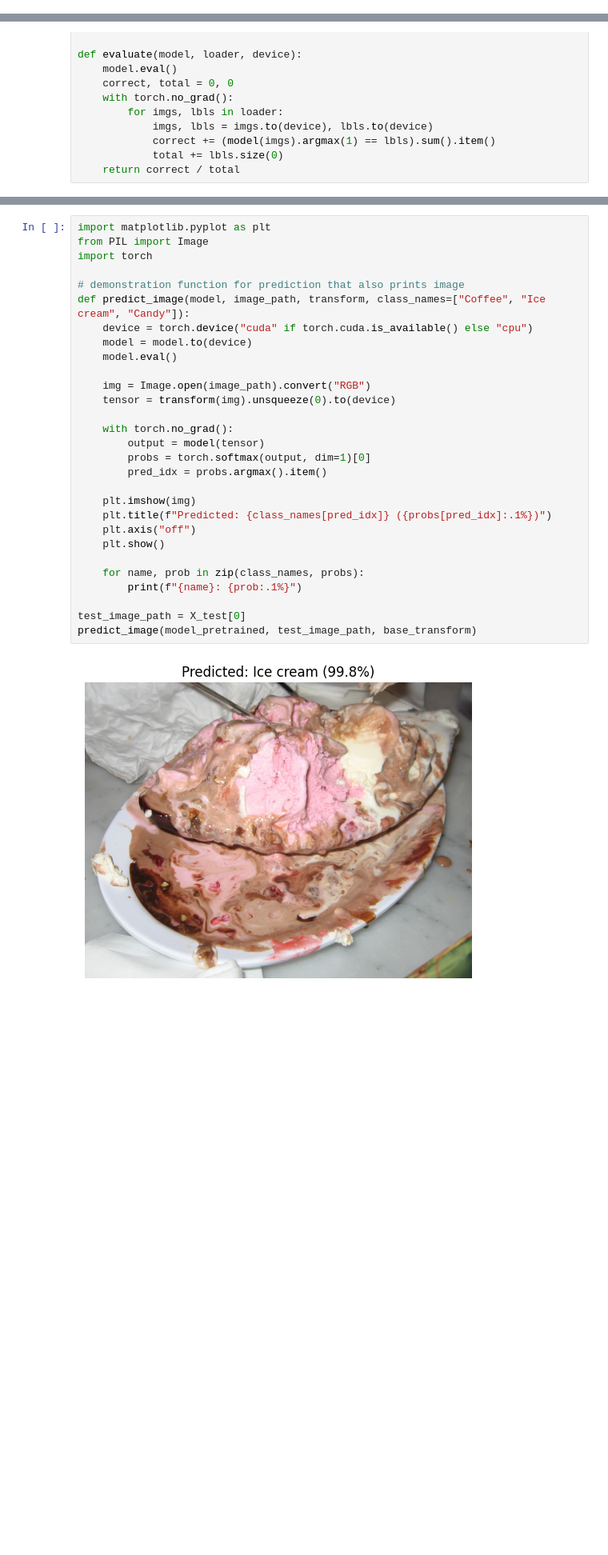
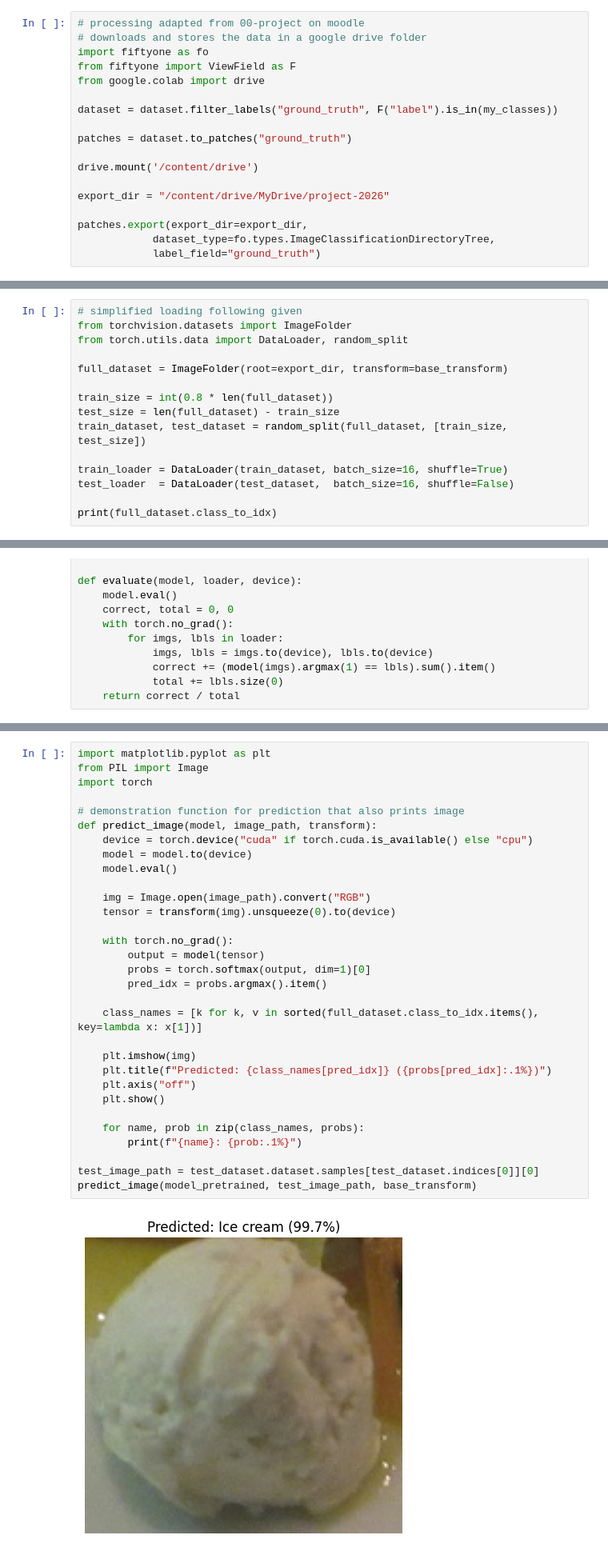
Before and after one commit to GeorgH02/Image-Classification, a Jupyter notebook: project.ipynb, the cells around one changed output, grey strips where cells are left out. Shown at 80% size. Saved outputs shown, nothing was run; the diff lists cells and outputs as text; blank space fills up the shorter version.

Commit message:
adjusted data import

```diff
--- a/project.ipynb
+++ b/project.ipynb
@@ -70,3 +49,21 @@ INFO:fiftyone.utils.openimages:Downloading 'https://storage.googleapis.com/openi
 Downloading 'https://storage.googleapis.com/openimages/v6/oidv6-train-annotations-bbox.csv' to '/root/fiftyone/open-images-v7/train/labels/detections.csv'
 INFO:fiftyone.utils.openimages:Downloading 'https://storage.googleapis.com/openimages/v6/oidv6-train-annotations-bbox.csv' to '/root/fiftyone/open-images-v7/train/labels/detections.csv'
 ... (8 outputs left out)
+# %%
+# processing adapted from 00-project on moodle
+# downloads and stores the data in a google drive folder
+import fiftyone as fo
+from fiftyone import ViewField as F
+from google.colab import drive
+
+dataset = dataset.filter_labels("ground_truth", F("label").is_in(my_classes))
+
+patches = dataset.to_patches("ground_truth")
+
+drive.mount('/content/drive')
+
+export_dir = "/content/drive/MyDrive/project-2026"
+
+patches.export(export_dir=export_dir,
+            dataset_type=fo.types.ImageClassificationDirectoryTree,
+            label_field="ground_truth")
@@ -205,0 +103,15 @@ test_loader = DataLoader(test_dataset, batch_size=16, shuffle=False)
+# %%
+# simplified loading following given
+from torchvision.datasets import ImageFolder
+from torch.utils.data import DataLoader, random_split
+
+full_dataset = ImageFolder(root=export_dir, transform=base_transform)
+
+train_size = int(0.8 * len(full_dataset))
+test_size = len(full_dataset) - train_size
+train_dataset, test_dataset = random_split(full_dataset, [train_size, test_size])
+
+train_loader = DataLoader(train_dataset, batch_size=16, shuffle=True)
+test_loader  = DataLoader(test_dataset,  batch_size=16, shuffle=False)
+
+print(full_dataset.class_to_idx)
@@ -285,31 +201,33 @@ Epoch 10/10 | Loss: 0.0620 | Train Acc: 0.9812 | Test Acc: 0.8550
 # %%
 import matplotlib.pyplot as plt
 from PIL import Image
 import torch
 
 # demonstration function for prediction that also prints image
-def predict_image(model, image_path, transform, class_names=["Coffee", "Ice cream", "Candy"]):
+def predict_image(model, image_path, transform):
     device = torch.device("cuda" if torch.cuda.is_available() else "cpu")
     model = model.to(device)
     model.eval()
 
     img = Image.open(image_path).convert("RGB")
     tensor = transform(img).unsqueeze(0).to(device)
 
     with torch.no_grad():
         output = model(tensor)
         probs = torch.softmax(output, dim=1)[0]
         pred_idx = probs.argmax().item()
 
+    class_names = [k for k, v in sorted(full_dataset.class_to_idx.items(), key=lambda x: x[1])]
+
     plt.imshow(img)
     plt.title(f"Predicted: {class_names[pred_idx]} ({probs[pred_idx]:.1%})")
     plt.axis("off")
     plt.show()
 
     for name, prob in zip(class_names, probs):
         print(f"{name}: {prob:.1%}")
 
-test_image_path = X_test[0]
+test_image_path = test_dataset.dataset.samples[test_dataset.indices[0]][0]
 predict_image(model_pretrained, test_image_path, base_transform)
 # %% [output]
-[figure, old version]
+[figure, new version]
```
Also changed, not shown: parts of 19 cells of this notebook.
